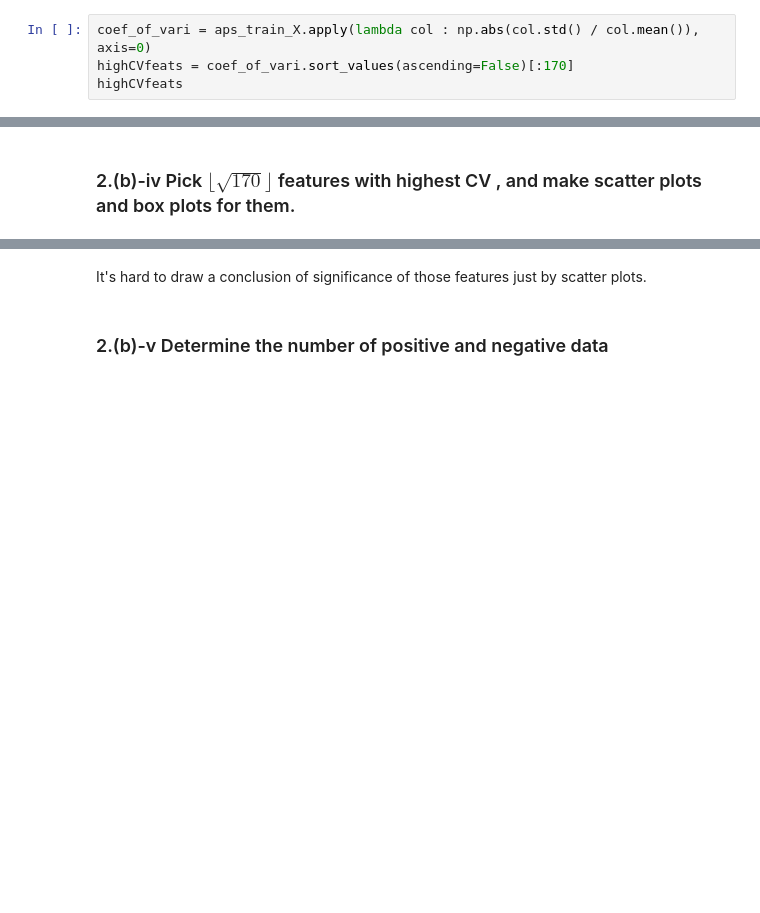
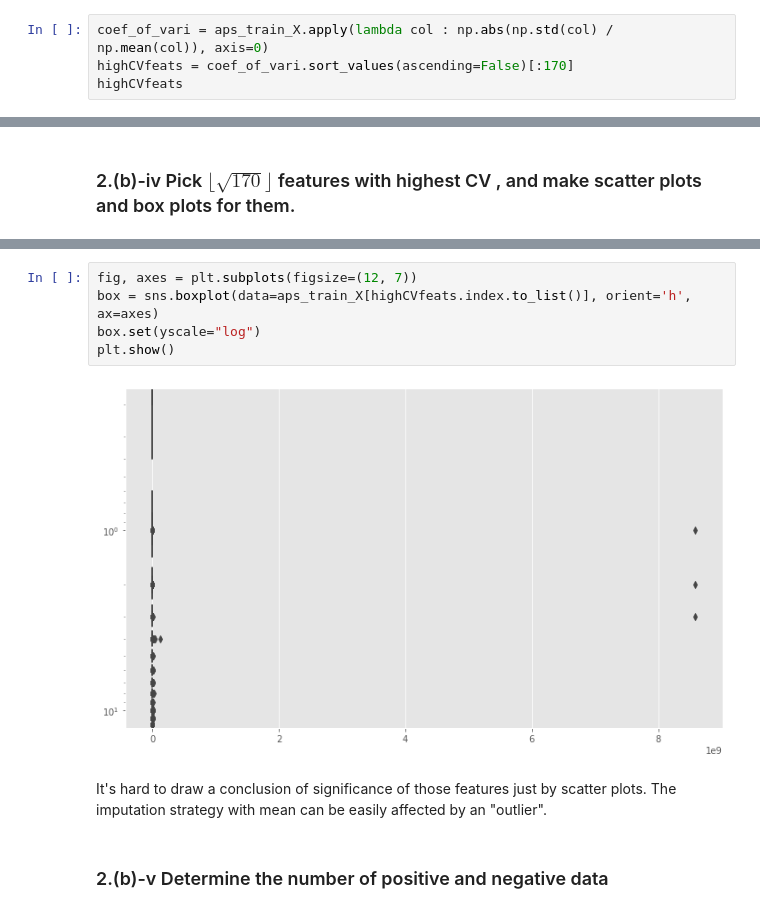
Before and after one commit to SuprajaKrovvidi/DSCI-552-Machine-Learning-for-Data-Science, a Jupyter notebook: Homework4/notebook/DSCI552_HW4_Ruihao_Wang_9867439484.ipynb, the cells around one changed output, grey strips where cells are left out. Saved outputs shown, nothing was run; the diff lists cells and outputs as text; blank space fills up the shorter version.

Commit message:
Add box plot in Tree Model

```diff
--- a/Homework4/notebook/DSCI552_HW4_Ruihao_Wang_9867439484.ipynb
+++ b/Homework4/notebook/DSCI552_HW4_Ruihao_Wang_9867439484.ipynb
@@ -577,7 +578,7 @@ aps_test_X
 # %% [markdown]
 ### 2.(b)-ii For each of the 170 features, calculate the coefficient of variation CV = s/m , where s is sample standard deviation and m is sample mean.
 # %%
-coef_of_vari = aps_train_X.apply(lambda col : np.abs(col.std() / col.mean()), axis=0)
+coef_of_vari = aps_train_X.apply(lambda col : np.abs(np.std(col) / np.mean(col)), axis=0)
 highCVfeats = coef_of_vari.sort_values(ascending=False)[:170]
 highCVfeats
 # %% [output]
@@ -639,5 +640,12 @@ plt.show()
+# %%
+fig, axes = plt.subplots(figsize=(12, 7))
+box = sns.boxplot(data=aps_train_X[highCVfeats.index.to_list()], orient='h', ax=axes)
+box.set(yscale="log")
+plt.show()
+# %% [output]
+[figure, added]
 # %% [markdown]
-It's hard to draw a conclusion of significance of those features just by scatter plots.
+It's hard to draw a conclusion of significance of those features just by scatter plots. The imputation strategy with mean can be easily affected by an "outlier".
 # %% [markdown]
 ### 2.(b)-v Determine the number of positive and negative data
 # %%
```
Also changed, not shown: parts of 4 cells of this notebook.
